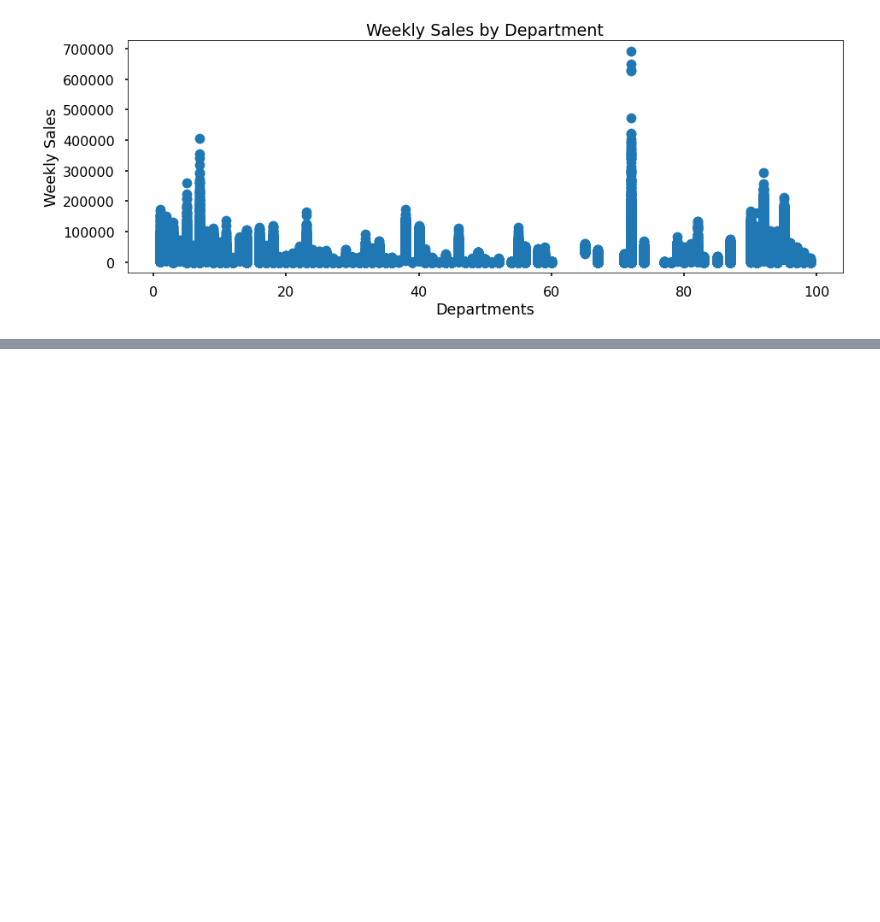
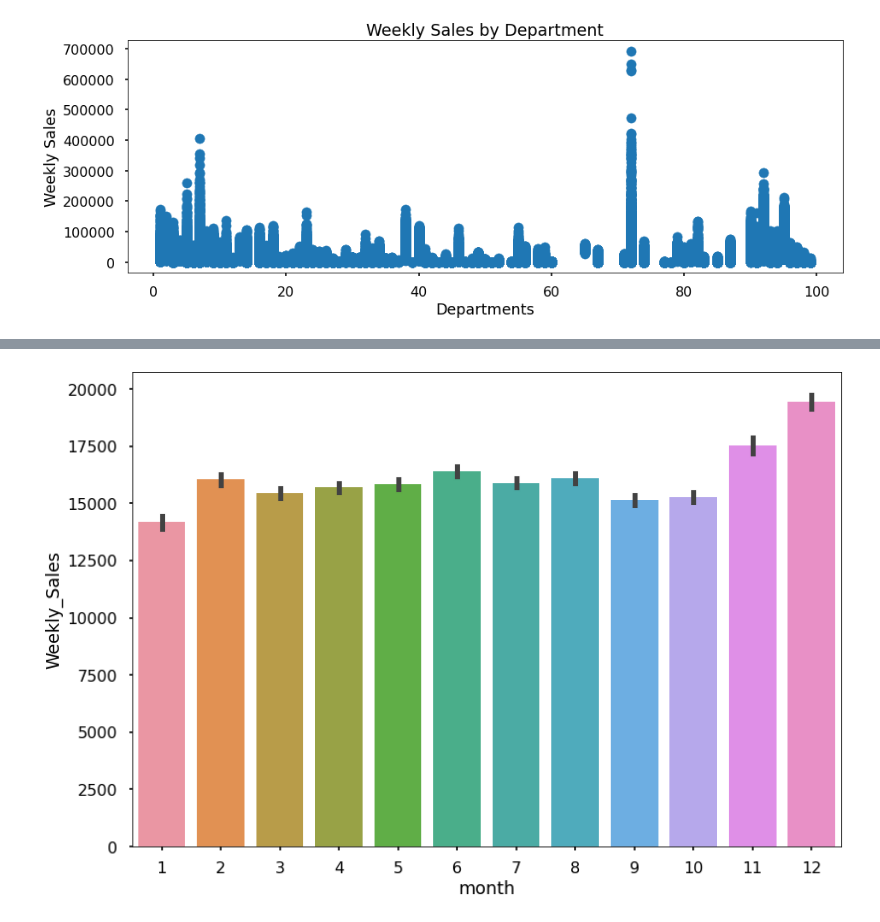
Before and after one commit to abideen-olawuwo/walmart-sales-forcast, a Jupyter notebook: walmart.ipynb, the cells around one changed output, grey strips where cells are left out. Cells and saved outputs as stored; diff of their text form; code cells hidden in the pictures; blank space fills up the shorter version.

```diff
--- a/walmart.ipynb
+++ b/walmart.ipynb
@@ -420,0 +471,4 @@ plt.show()
+# %%
+fig = sns.barplot(x='month', y='Weekly_Sales', data=df)
+# %% [output]
+[figure, added]
```
Also changed, not shown: parts of 11 cells of this notebook.
